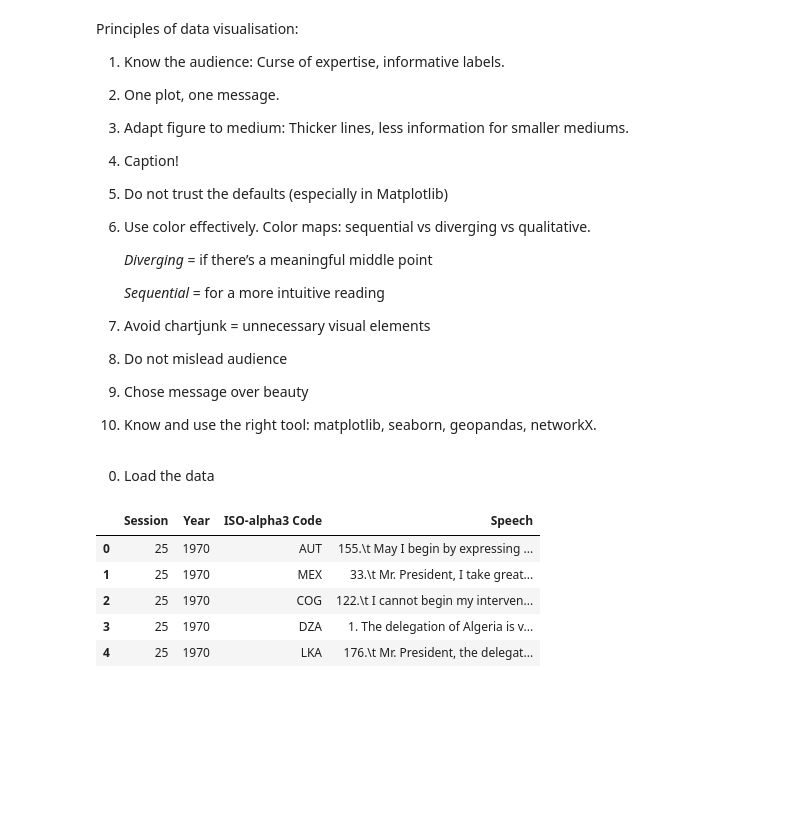
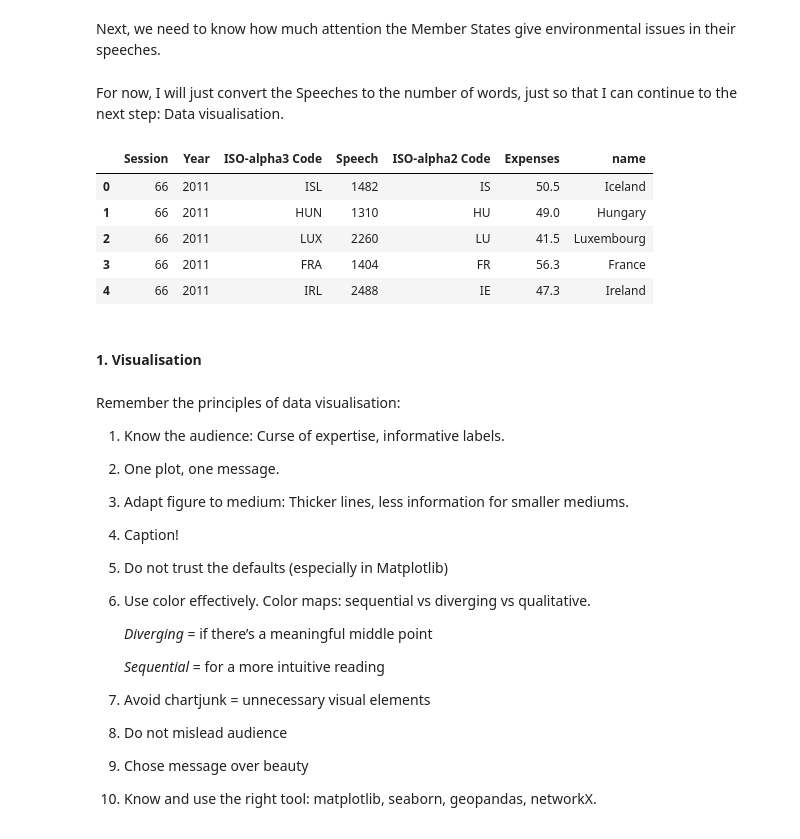
Before and after one commit to himayla/FDS_assign1, a Jupyter notebook: visualisation.ipynb, the cells around one changed output. Cells and saved outputs as stored; diff of their text form; code cells hidden in the pictures; blank space fills up the shorter version.

```diff
--- a/visualisation.ipynb
+++ b/visualisation.ipynb
@@ -2,0 +40,11 @@ In this notebook the prepared data will be visualised.
+# %%
+# Load COFOG
+cofog = pd.read_csv("data/gov_10a_exp_page_tabular.tsv.gz", sep='\t')
+
+cofog.iloc[:,0] = cofog.iloc[:,0].str.split(',').str[-1]
+cofog.rename(columns={cofog.columns[0]: "ISO-alpha2 Code"}, inplace=True)
+
+# Perform some preprocessing
+cofog = cofog.melt(id_vars=["ISO-alpha2 Code"], var_name="Year", value_name='Expenses')
+cofog['Year'] = cofog['Year'].astype(int)
+cofog['Expenses'] = cofog['Expenses'].astype(str).str.strip().str.extract(r'(\d+.\d+)').astype('float')
@@ -2,0 +82,2 @@ In this notebook the prepared data will be visualised.
+# %% [markdown]
+Next, we need to know how much attention the Member States give environmental issues in their speeches.
@@ -3,5 +86,19 @@ In this notebook the prepared data will be visualised.
+# %% [markdown]
+For now, I will just convert the Speeches to the number of words, just so that I can continue to the next step: Data visualisation.
+# %%
+df_speech['Speech'] = df_speech['Speech'].astype(str).str.split().str.len()
+df_speech.head()
+# %% [output]
+|  | Session | Year | ISO-alpha3 Code | Speech | ISO-alpha2 Code | Expenses | name |
+| 0 | 66 | 2011 | ISL | 1482 | IS | 50.5 | Iceland |
+| 1 | 66 | 2011 | HUN | 1310 | HU | 49.0 | Hungary |
+| 2 | 66 | 2011 | LUX | 2260 | LU | 41.5 | Luxembourg |
+| 3 | 66 | 2011 | FRA | 1404 | FR | 56.3 | France |
+| 4 | 66 | 2011 | IRL | 2488 | IE | 47.3 | Ireland |
+# %% [markdown]
+#### 1. Visualisation
 # %% [markdown]
-Principles of data visualisation:
+Remember the principles of data visualisation:
 1. Know the audience: Curse of expertise, informative labels.
 2. One plot, one message.
 3. Adapt figure to medium: Thicker lines, less information for smaller mediums.
@@ -16,33 +113,3 @@ Principles of data visualisation:
 8. Do not mislead audience
 9. Chose message over beauty
 10. Know and use the right tool: matplotlib, seaborn, geopandas, networkX.
-# %% [markdown]
-0. Load the data
-# %%
-import os
-import numpy as np
-import pandas as pd
-
-sessions = np.arange(25, 76)
-data = []
-
-# Load speeches
-for session in sessions:
-    directory = "./TXT/Session " + str(session) + " - " + str(1945 + session)
-    for filename in os.listdir(directory):
-        f = open(os.path.join(directory, filename))
-        if filename[0] == ".": #ignore hidden files
-            continue
-        splt = filename.split("_")
-        data.append([session, 1945 + session, splt[0], f.read()])
-
-
-df_speech = pd.DataFrame(data, columns=['Session','Year','ISO-alpha3 Code','Speech'])
-df_speech.head()
-# %% [output]
-|  | Session | Year | ISO-alpha3 Code | Speech |
-| 0 | 25 | 1970 | AUT | 155.\t May I begin by expressing ... |
-| 1 | 25 | 1970 | MEX | 33.\t Mr. President, I take great... |
-| 2 | 25 | 1970 | COG | 122.\t I cannot begin my interven... |
-| 3 | 25 | 1970 | DZA | 1. The delegation of Algeria is v... |
-| 4 | 25 | 1970 | LKA | 176.\t Mr. President, the delegat... |
```
Also changed, not shown: parts of 23 cells of this notebook.
